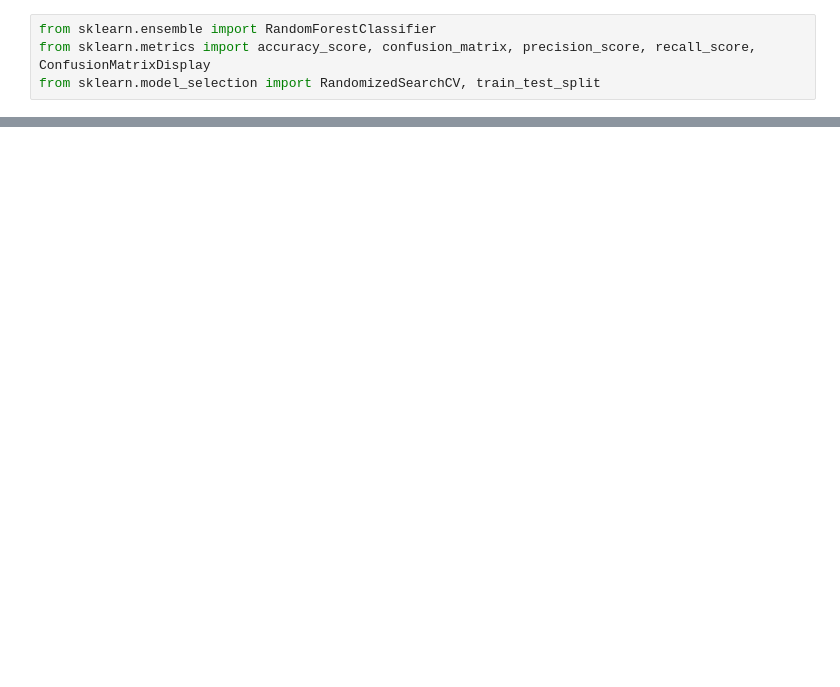
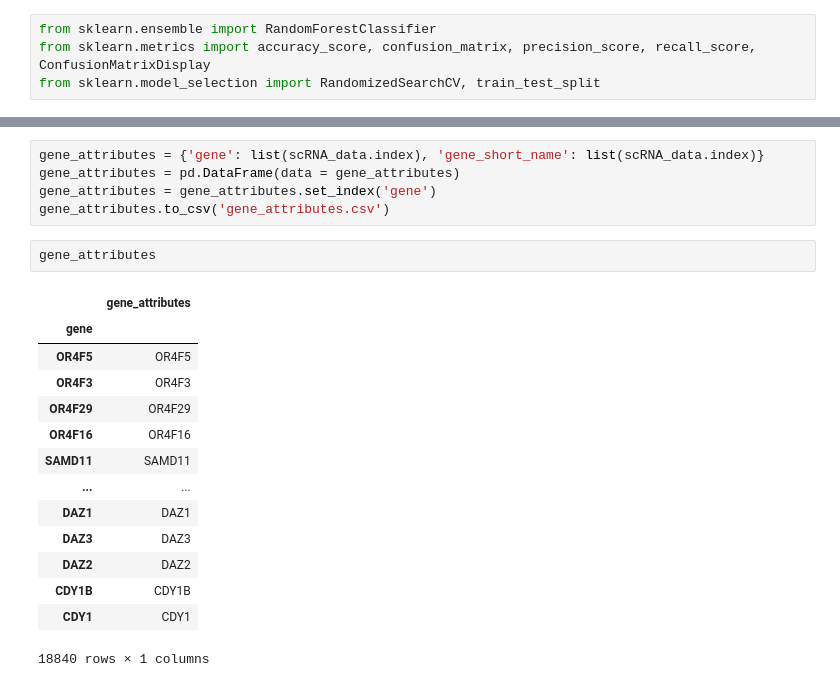
Before and after one commit to nramani611/Constrative_Learning, a Jupyter notebook: Contrastive Learning.ipynb, the cells around one changed output, grey strips where cells are left out. Drawn from its saved outputs; the diff is of its cells as text; blank space fills up the shorter version.

```diff
--- a/Contrastive Learning.ipynb
+++ b/Contrastive Learning.ipynb
@@ -428,0 +631,22 @@ RFC_test(gat_contrast, contrastive_dataset)
+# %%
+gene_attributes = {'gene': list(scRNA_data.index), 'gene_short_name': list(scRNA_data.index)}
+gene_attributes = pd.DataFrame(data = gene_attributes)
+gene_attributes = gene_attributes.set_index('gene')
+gene_attributes.to_csv('gene_attributes.csv')
+# %%
+gene_attributes
+# %% [output]
+|  | gene_attributes |
+| gene |  |
+| OR4F5 | OR4F5 |
+| OR4F3 | OR4F3 |
+| OR4F29 | OR4F29 |
+| OR4F16 | OR4F16 |
+| SAMD11 | SAMD11 |
+| ... | ... |
+| DAZ1 | DAZ1 |
+| DAZ3 | DAZ3 |
+| DAZ2 | DAZ2 |
+| CDY1B | CDY1B |
+| CDY1 | CDY1 |
+18840 rows × 1 columns
```
Also changed, not shown: parts of 33 cells of this notebook, 17 other files.
